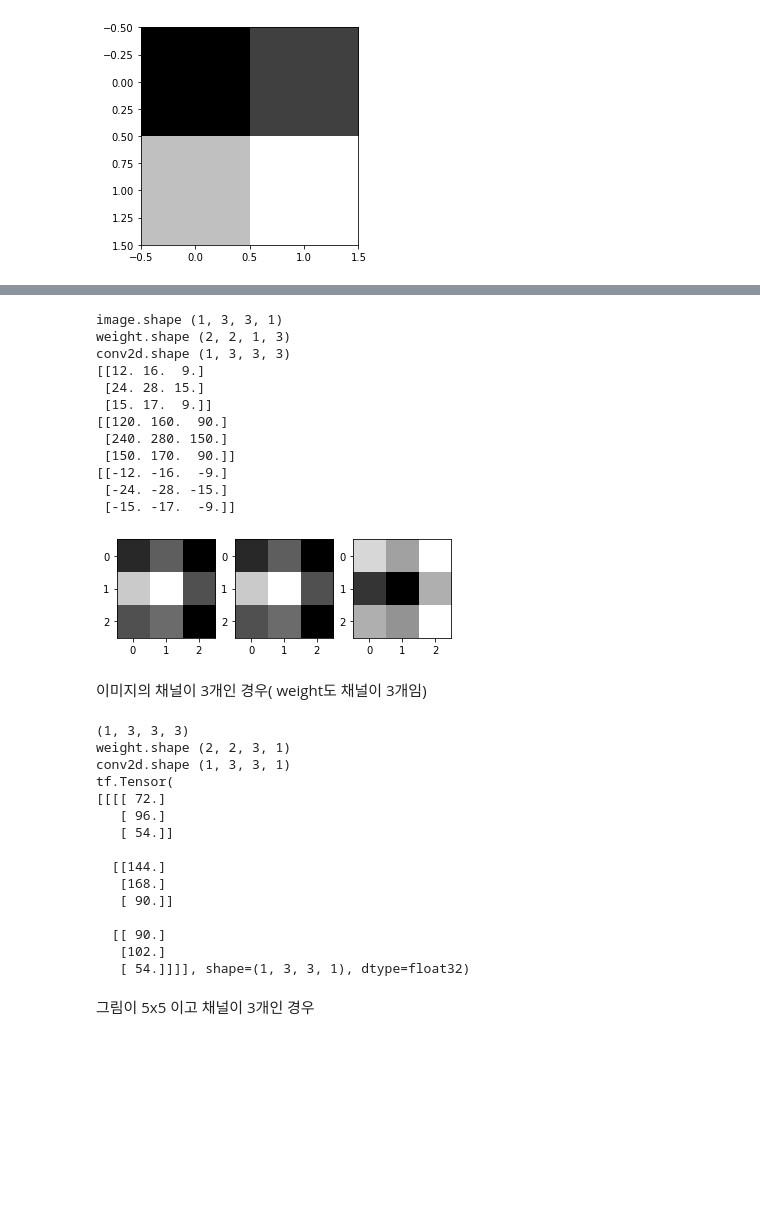
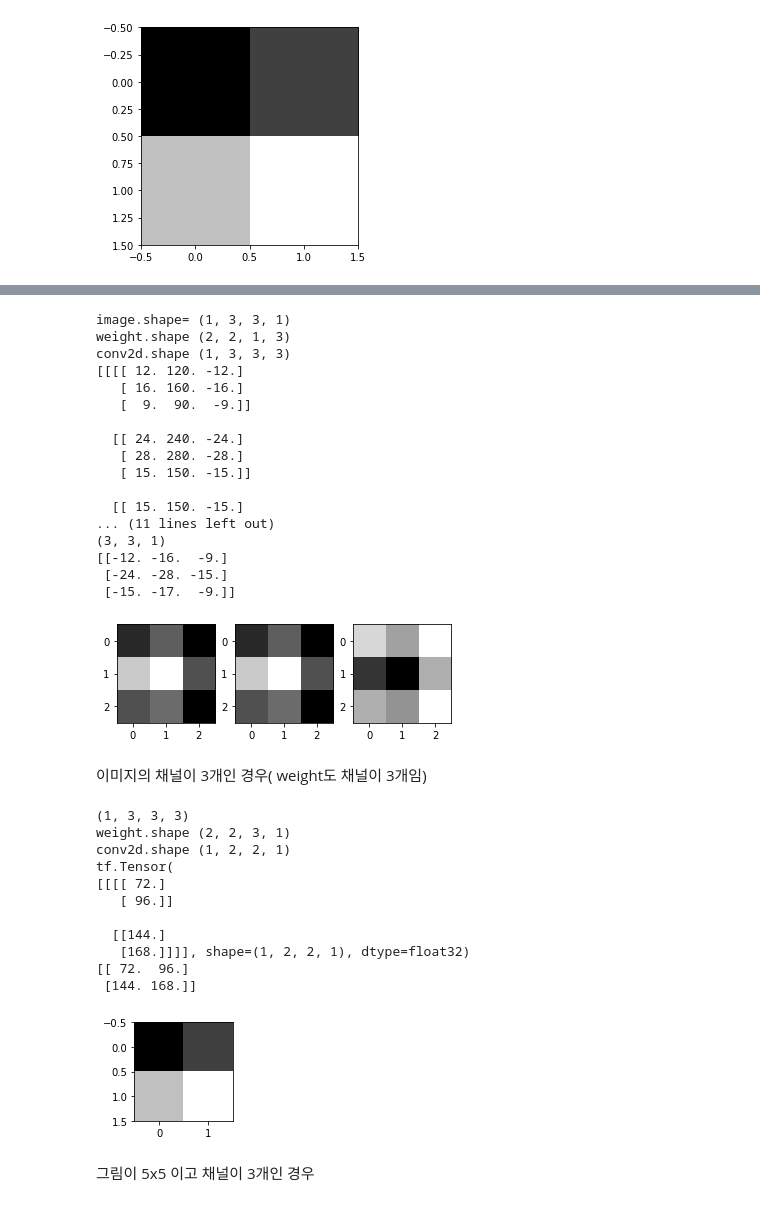
Before and after one commit to imguru-mooc/AI_CNN, a Jupyter notebook: 01_day.ipynb, the cells around one changed output, grey strips where cells are left out. Drawn from its saved outputs; the diff is of its cells as text; code cells hidden in the pictures; blank space fills up the shorter version.

```diff
--- a/01_day.ipynb
+++ b/01_day.ipynb
@@ -142,25 +322,41 @@ conv2d.shape (1, 2, 2, 1)
 # %%
-print("image.shape", image.shape)
+import tensorflow as tf
+import numpy as np
+import keras
+from keras.layers import *
+import matplotlib.pyplot as plt
+image = tf.constant([[[[1],[2],[3]],
+                      [[4],[5],[6]],
+                      [[7],[8],[9]]]], dtype=np.float32)
+print("image.shape=", image.shape)
 weight = np.array([[[[1.,10.,-1.]],[[1.,10.,-1.]]],[[[1.,10.,-1.]],[[1.,10.,-1.]]]])
 print("weight.shape", weight.shape)
 weight_init = tf.constant_initializer(weight)
 conv2d = tf.keras.layers.Conv2D(filters=3, kernel_size=2, padding='same', kernel_initializer=weight_init)(image)
 print("conv2d.shape", conv2d.shape)
+print(conv2d.numpy())
 feature_maps = np.swapaxes(conv2d, 0, 3)
+print(feature_maps.shape)
 for i, feature_map in enumerate(feature_maps):
+    print(feature_map.shape)
     print(feature_map.reshape(3,3))
     plt.subplot(1,3,i+1), plt.imshow(feature_map.reshape(3,3), cmap='gray')
 plt.show()
 # %% [output]
-image.shape (1, 3, 3, 1)
+image.shape= (1, 3, 3, 1)
 weight.shape (2, 2, 1, 3)
 conv2d.shape (1, 3, 3, 3)
-[[12. 16.  9.]
- [24. 28. 15.]
- [15. 17.  9.]]
-[[120. 160.  90.]
- [240. 280. 150.]
- [150. 170.  90.]]
+[[[[ 12. 120. -12.]
+   [ 16. 160. -16.]
+   [  9.  90.  -9.]]
+
+  [[ 24. 240. -24.]
+   [ 28. 280. -28.]
+   [ 15. 150. -15.]]
+
+  [[ 15. 150. -15.]
+... (11 lines left out)
+(3, 3, 1)
 [[-12. -16.  -9.]
  [-24. -28. -15.]
  [-15. -17.  -9.]]
@@ -170,40 +366,37 @@ conv2d.shape (1, 3, 3, 3)
 # %%
 import tensorflow as tf
 import numpy as np
 import keras
 from keras.layers import *
 import matplotlib.pyplot as plt
 image = tf.constant([[[[1,1,1],[2,2,2],[3,3,3]],
                       [[4,4,4],[5,5,5],[6,6,6]],
                       [[7,7,7],[8,8,8],[9,9,9]]]], dtype=np.float32)
 print(image.shape)
 weight = np.array([[[[1],[2],[3]],[[1],[2],[3]]],[[[1],[2],[3]],[[1],[2],[3]]]])
 print("weight.shape", weight.shape)
 weight_init = tf.constant_initializer(weight)
-conv2d = tf.keras.layers.Conv2D(filters=1, kernel_size=2, padding='same', kernel_initializer=weight_init)(image)
+conv2d = tf.keras.layers.Conv2D(filters=1, kernel_size=2, padding='valid', kernel_initializer=weight_init)(image)
 print("conv2d.shape", conv2d.shape)
 print(conv2d)
-# feature_maps = np.swapaxes(conv2d, 0, 3)
-# for i, feature_map in enumerate(feature_maps):
-#     print(feature_map.reshape(3,3))
-#     plt.subplot(1,3,i+1), plt.imshow(feature_map.reshape(3,3), cmap='gray')
-# plt.show()
+feature_maps = np.swapaxes(conv2d, 0, 3)
+for i, feature_map in enumerate(feature_maps):
+    print(feature_map.reshape(2,2))
+    plt.subplot(1,3,i+1), plt.imshow(feature_map.reshape(2,2), cmap='gray')
+plt.show()
 # %% [output]
 (1, 3, 3, 3)
 weight.shape (2, 2, 3, 1)
-conv2d.shape (1, 3, 3, 1)
+conv2d.shape (1, 2, 2, 1)
 tf.Tensor(
 [[[[ 72.]
-   [ 96.]
-   [ 54.]]
+   [ 96.]]
 
   [[144.]
-   [168.]
-   [ 90.]]
-
-  [[ 90.]
-   [102.]
-   [ 54.]]]], shape=(1, 3, 3, 1), dtype=float32)
+   [168.]]]], shape=(1, 2, 2, 1), dtype=float32)
+[[ 72.  96.]
+ [144. 168.]]
+[figure, added]
 # %% [markdown]
 그림이 5x5 이고 채널이 3개인 경우
 # %%
```
Also changed, not shown: parts of 48 cells of this notebook.
